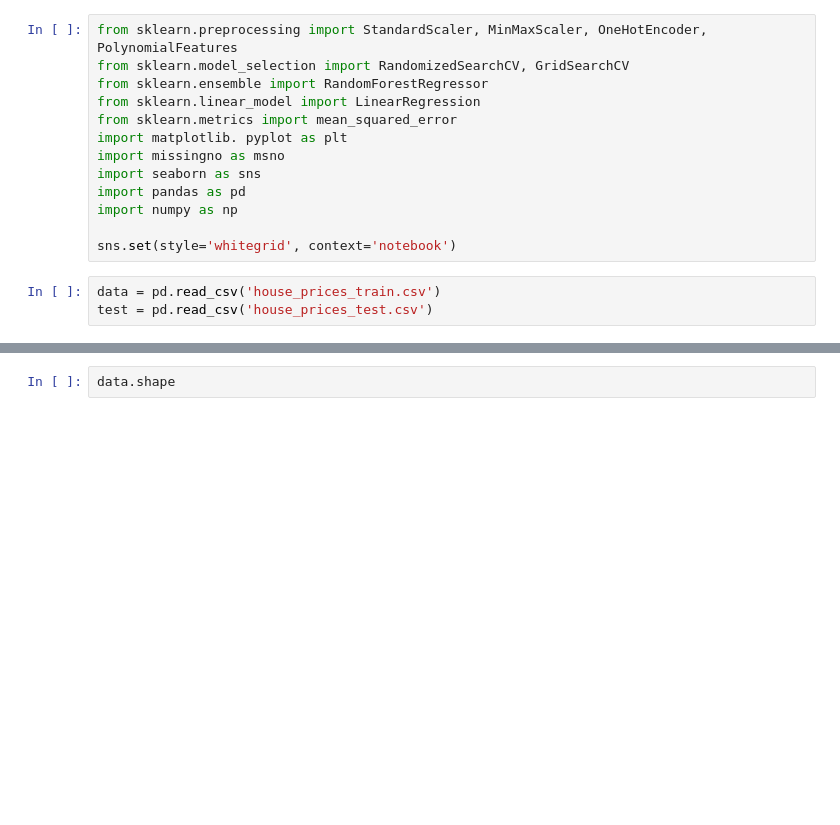
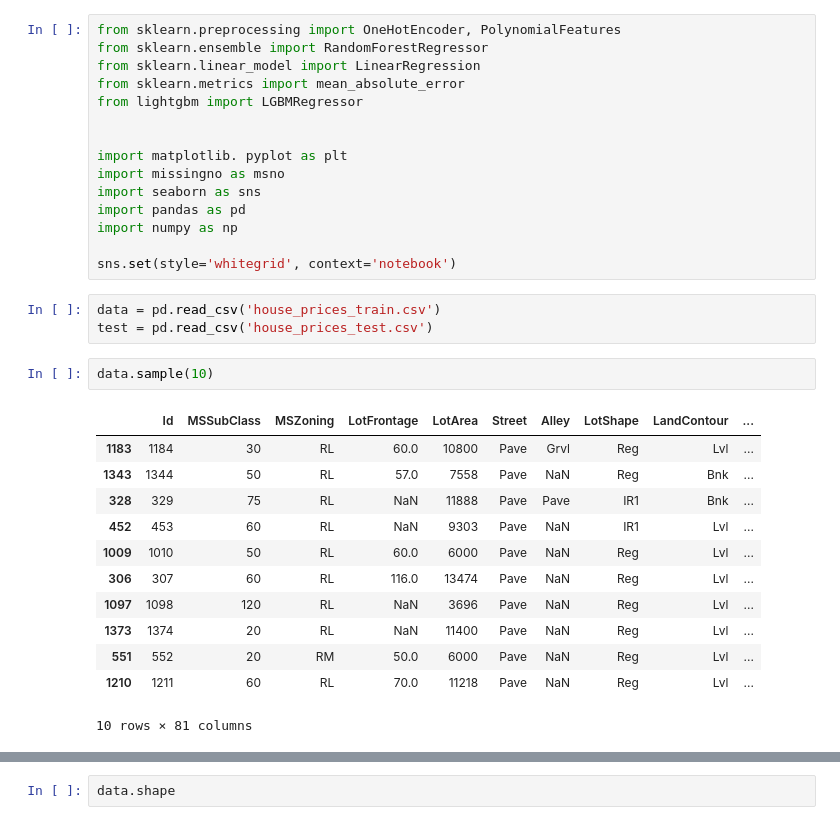
Before and after one commit to as1mple/labs_ds_courses, a Jupyter notebook: Predict_house_price.ipynb, the cells around one changed output, grey strips where cells are left out. Drawn from its saved outputs; the diff is of its cells as text; blank space fills up the shorter version.

```diff
--- a/Predict_house_price.ipynb
+++ b/Predict_house_price.ipynb
@@ -22,9 +22,11 @@ house_prices_test.c 100%[===================>] 440.83K  1.58MB/s    in 0.3s
 # %%
-from sklearn.preprocessing import StandardScaler, MinMaxScaler, OneHotEncoder, PolynomialFeatures
-from sklearn.model_selection import RandomizedSearchCV, GridSearchCV
+from sklearn.preprocessing import OneHotEncoder, PolynomialFeatures
 from sklearn.ensemble import RandomForestRegressor
 from sklearn.linear_model import LinearRegression
-from sklearn.metrics import mean_squared_error
+from sklearn.metrics import mean_absolute_error
+from lightgbm import LGBMRegressor
+
+
 import matplotlib. pyplot as plt
 import missingno as msno
 import seaborn as sns
@@ -35,3 +37,18 @@ sns.set(style='whitegrid', context='notebook')
 # %%
 data = pd.read_csv('house_prices_train.csv')
 test = pd.read_csv('house_prices_test.csv')
+# %%
+data.sample(10)
+# %% [output]
+|  | Id | MSSubClass | MSZoning | LotFrontage | LotArea | Street | Alley | LotShape | LandContour | ... |
+| 1183 | 1184 | 30 | RL | 60.0 | 10800 | Pave | Grvl | Reg | Lvl | ... |
+| 1343 | 1344 | 50 | RL | 57.0 | 7558 | Pave | NaN | Reg | Bnk | ... |
+| 328 | 329 | 75 | RL | NaN | 11888 | Pave | Pave | IR1 | Bnk | ... |
+| 452 | 453 | 60 | RL | NaN | 9303 | Pave | NaN | IR1 | Lvl | ... |
+| 1009 | 1010 | 50 | RL | 60.0 | 6000 | Pave | NaN | Reg | Lvl | ... |
+| 306 | 307 | 60 | RL | 116.0 | 13474 | Pave | NaN | Reg | Lvl | ... |
+| 1097 | 1098 | 120 | RL | NaN | 3696 | Pave | NaN | Reg | Lvl | ... |
+| 1373 | 1374 | 20 | RL | NaN | 11400 | Pave | NaN | Reg | Lvl | ... |
+| 551 | 552 | 20 | RM | 50.0 | 6000 | Pave | NaN | Reg | Lvl | ... |
+| 1210 | 1211 | 60 | RL | 70.0 | 11218 | Pave | NaN | Reg | Lvl | ... |
+10 rows × 81 columns
```
Also changed, not shown: parts of 18 cells of this notebook.
